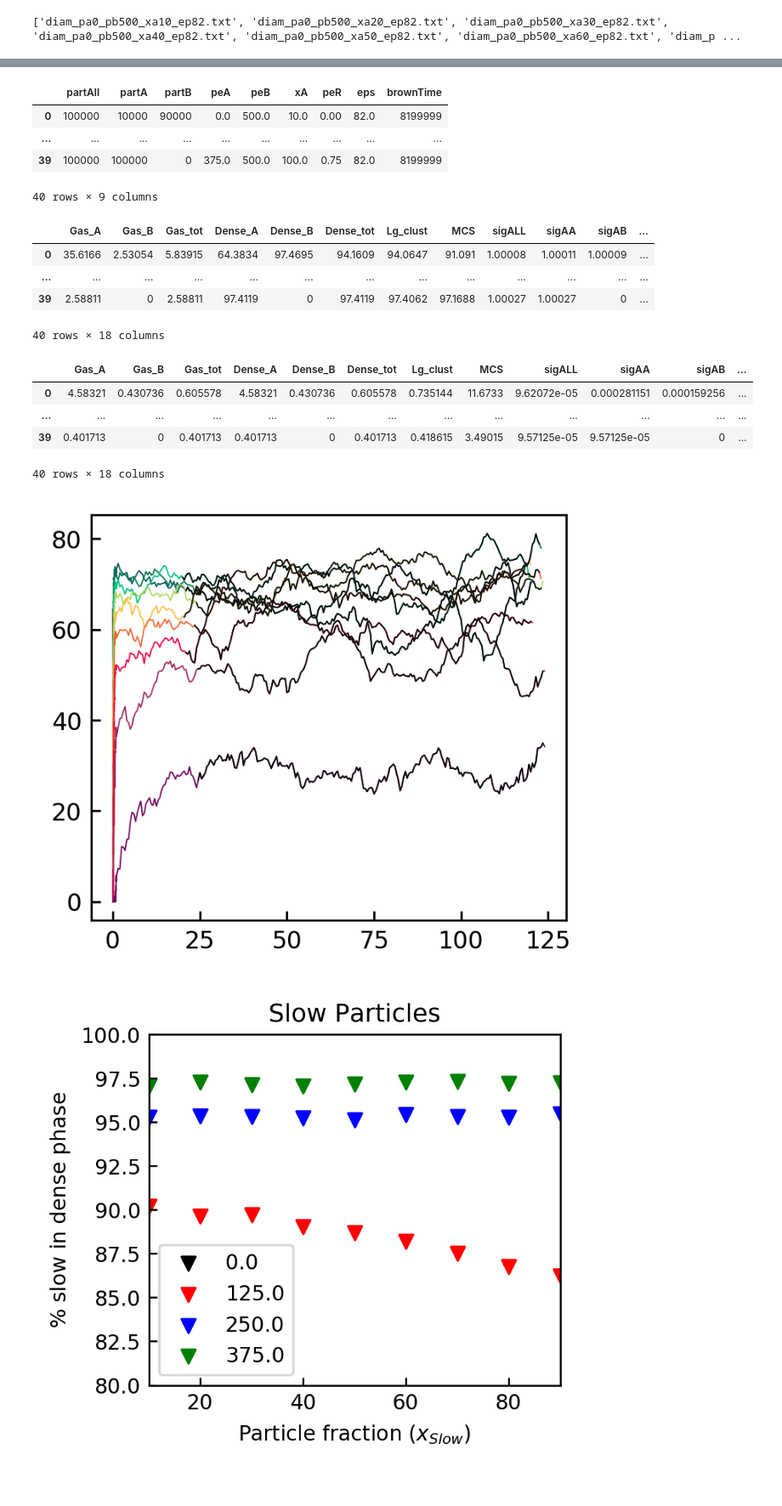
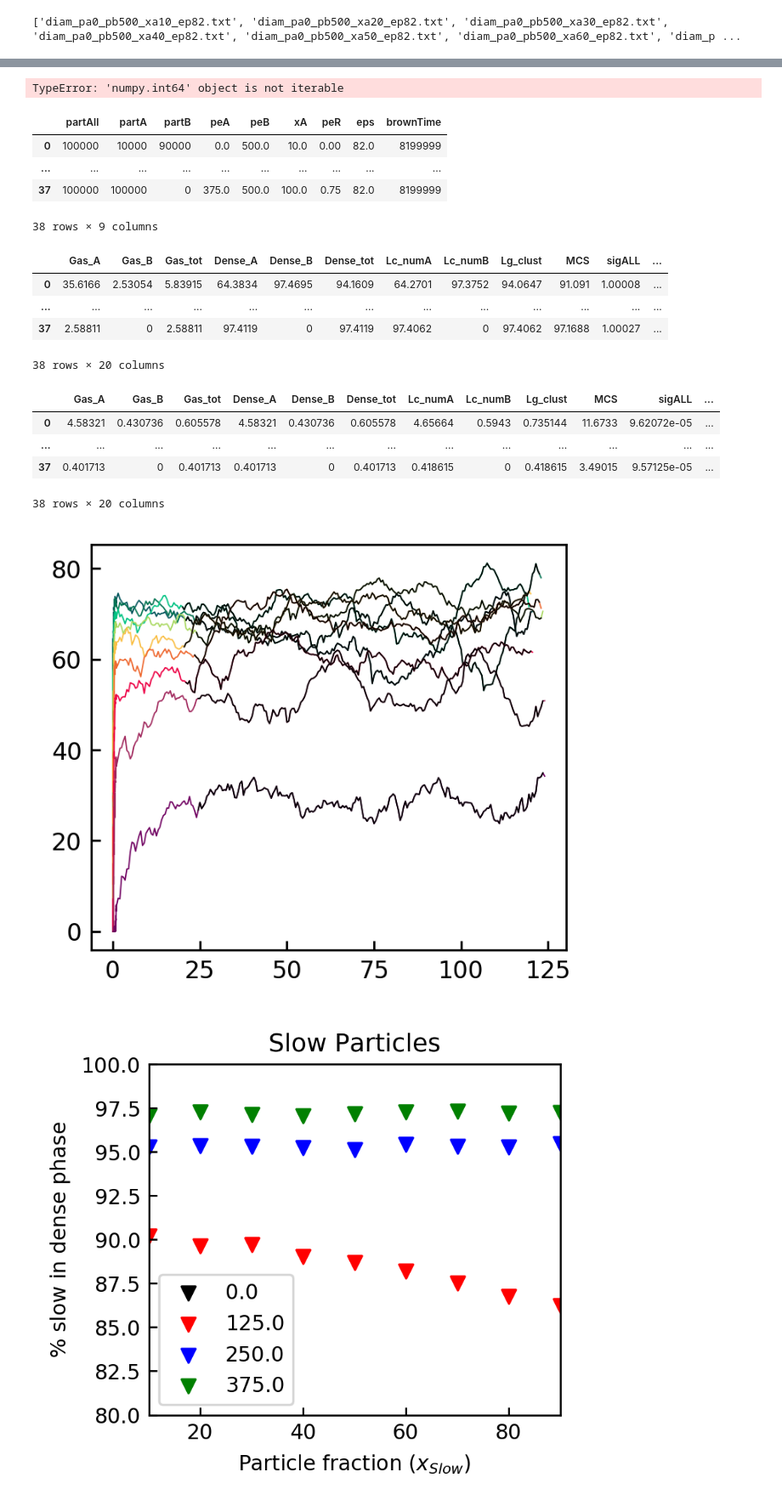
Before and after one commit to kolbt/whingdingdilly, a Jupyter notebook: ipython/particle_fraction/par_frac_data.ipynb, the cells around one changed output, grey strips where cells are left out. Shown at 85% size. Drawn from its saved outputs; the diff is of its cells as text; code cells hidden in the pictures.

```diff
--- a/ipython/particle_fraction/par_frac_data.ipynb
+++ b/ipython/particle_fraction/par_frac_data.ipynb
@@ -207,7 +207,8 @@ ipyPath = whingPath + '/ipython'
 fracPath = ipyPath + '/particle_fraction'
 # dataPath = fracPath + '/analyze_texts_increase_search_radius'
 # dataPath = fracPath + '/unfinished_text'
-dataPath = fracPath + '/searchRad1.005'
+# dataPath = fracPath + '/searchRad1.005'
+dataPath = fracPath + '/parFrac_txt_01_22_19'
 # Go to the correct parent directory
 os.chdir(fracPath)
 
@@ -248,3 +249,22 @@ display(all_sims[0])
+# %%
+# Add a column to the all_sims dataframe for number of clusters (of threshold size):
+headers = []
+headers.append('nClust')
+
+# This is the array that holds my dataframes
+allNClust = []
+
+for i in xrange(len(txtFiles)):
+    nClust = []
+    for j in xrange(len(all_sims[i]['Dense_tot'])):
+        try:
+            nClust.append(all_sims[i]['Dense_tot'][j] / all_sims[i]['MCS'][j])
+        except ZeroDivisionError:
+            nClust.append(0)
+    dfNClust = pd.DataFrame.from_records(nClust, columns=headers)
+    allNClust.append(dfNClust)
+# %% [output]
+TypeError: 'numpy.int64' object is not iterable
 # %%
 # Make an additional frame that gives total number of particles, and simulation parameters
 paramList = []
@@ -270,8 +290,8 @@ display(params)
 |  | partAll | partA | partB | peA | peB | xA | peR | eps | brownTime |
 | 0 | 100000 | 10000 | 90000 | 0.0 | 500.0 | 10.0 | 0.00 | 82.0 | 8199999 |
 | ... | ... | ... | ... | ... | ... | ... | ... | ... | ... |
-| 39 | 100000 | 100000 | 0 | 375.0 | 500.0 | 100.0 | 0.75 | 82.0 | 8199999 |
+| 37 | 100000 | 100000 | 0 | 375.0 | 500.0 | 100.0 | 0.75 | 82.0 | 8199999 |
-40 rows × 9 columns
+38 rows × 9 columns
 # %%
 # How many frames to average over for steady-state
 avgOver = 200
@@ -301,14 +321,18 @@ for i in xrange(len(txtFiles)):
     if params['partA'][i] != 0:
         SS['Gas_A'][i] /= params['partA'][i]
         SS['Dense_A'][i] /= params['partA'][i]
+        SS['Lc_numA'][i] /= params['partA'][i]
         stdErr['Gas_A'][i] /= params['partA'][i]
         stdErr['Dense_A'][i] /= params['partA'][i]
+        stdErr['Lc_numA'][i] /= params['partA'][i]
 
     if params['partB'][i] != 0:
         SS['Gas_B'][i] /= params['partB'][i]
         SS['Dense_B'][i] /= params['partB'][i]
+        SS['Lc_numB'][i] /= params['partB'][i]
         stdErr['Gas_B'][i] /= params['partB'][i]
         stdErr['Dense_B'][i] /= params['partB'][i]
+        stdErr['Lc_numB'][i] /= params['partB'][i]
 
 SS['Gas_tot'][:] /= params['partAll'][:]
 SS['Dense_tot'][:] /= params['partAll'][:]
@@ -322,43 +346,47 @@ stdErr['MCS'][:] /= params['partAll'][:]
 SS['Gas_A'][:] *= 100.0
 SS['Gas_B'][:] *= 100.0
 SS['Gas_tot'][:] *= 100.0
 SS['Dense_A'][:] *= 100.0
 SS['Dense_B'][:] *= 100.0
 SS['Dense_tot'][:] *= 100.0
+SS['Lc_numA'][:] *= 100.0
+SS['Lc_numB'][:] *= 100.0
 SS['Lg_clust'][:] *= 100.0
 SS['MCS'][:] *= 100.0
 stdErr['Gas_A'][:] *= 100.0
 stdErr['Gas_B'][:] *= 100.0
 stdErr['Gas_tot'][:] *= 100.0
 stdErr['Dense_A'][:] *= 100.0
 stdErr['Dense_B'][:] *= 100.0
 stdErr['Dense_tot'][:] *= 100.0
+stdErr['Lc_numA'][:] *= 100.0
+stdErr['Lc_numB'][:] *= 100.0
 stdErr['Lg_clust'][:] *= 100.0
 stdErr['MCS'][:] *= 100.0
 display(SS)
 display(stdErr)
 
 # Get an idea for what section of the data we are averaging over
 for i in xrange(len(txtFiles)):
     if params['peA'][i] == 0 and params['xA'][i] != 100 and params['xA'][i] != 0:
         plt.plot(all_sims[i]['Timestep'][:] / params['brownTime'][i],
                  all_sims[i]['Dense_A'][:] / params['partA'][i] * 100.0,
                  c=getCol(params['xA'][i]),
                  label=str(params['xA'][i]))
         plt.plot(all_sims[i]['Timestep'][-avgOver:-1] / params['brownTime'][i],
                  all_sims[i]['Dense_A'][-avgOver:-1] / params['partA'][i] * 100.0,
                  c='k')
 # %% [output]
-|  | Gas_A | Gas_B | Gas_tot | Dense_A | Dense_B | Dense_tot | Lg_clust | MCS | sigALL | sigAA | sigAB | ... |
-| 0 | 35.6166 | 2.53054 | 5.83915 | 64.3834 | 97.4695 | 94.1609 | 94.0647 | 91.091 | 1.00008 | 1.00011 | 1.00009 | ... |
+|  | Gas_A | Gas_B | Gas_tot | Dense_A | Dense_B | Dense_tot | Lc_numA | Lc_numB | Lg_clust | MCS | sigALL | ... |
+| 0 | 35.6166 | 2.53054 | 5.83915 | 64.3834 | 97.4695 | 94.1609 | 64.2701 | 97.3752 | 94.0647 | 91.091 | 1.00008 | ... |
 | ... | ... | ... | ... | ... | ... | ... | ... | ... | ... | ... | ... | ... |
-| 39 | 2.58811 | 0 | 2.58811 | 97.4119 | 0 | 97.4119 | 97.4062 | 97.1688 | 1.00027 | 1.00027 | 0 | ... |
+| 37 | 2.58811 | 0 | 2.58811 | 97.4119 | 0 | 97.4119 | 97.4062 | 0 | 97.4062 | 97.1688 | 1.00027 | ... |
-40 rows × 18 columns
+38 rows × 20 columns
-|  | Gas_A | Gas_B | Gas_tot | Dense_A | Dense_B | Dense_tot | Lg_clust | MCS | sigALL | sigAA | sigAB | ... |
-| 0 | 4.58321 | 0.430736 | 0.605578 | 4.58321 | 0.430736 | 0.605578 | 0.735144 | 11.6733 | 9.62072e-05 | 0.000281151 | 0.000159256 | ... |
+|  | Gas_A | Gas_B | Gas_tot | Dense_A | Dense_B | Dense_tot | Lc_numA | Lc_numB | Lg_clust | MCS | sigALL | ... |
+| 0 | 4.58321 | 0.430736 | 0.605578 | 4.58321 | 0.430736 | 0.605578 | 4.65664 | 0.5943 | 0.735144 | 11.6733 | 9.62072e-05 | ... |
 | ... | ... | ... | ... | ... | ... | ... | ... | ... | ... | ... | ... | ... |
-| 39 | 0.401713 | 0 | 0.401713 | 0.401713 | 0 | 0.401713 | 0.418615 | 3.49015 | 9.57125e-05 | 9.57125e-05 | 0 | ... |
+| 37 | 0.401713 | 0 | 0.401713 | 0.401713 | 0 | 0.401713 | 0.418615 | 0 | 0.418615 | 3.49015 | 9.57125e-05 | ... |
-40 rows × 18 columns
+38 rows × 20 columns
 [figure]
 # %%
 # Get the distinct Pe Slow values
```
Also changed, not shown: parts of 7 cells of this notebook.
